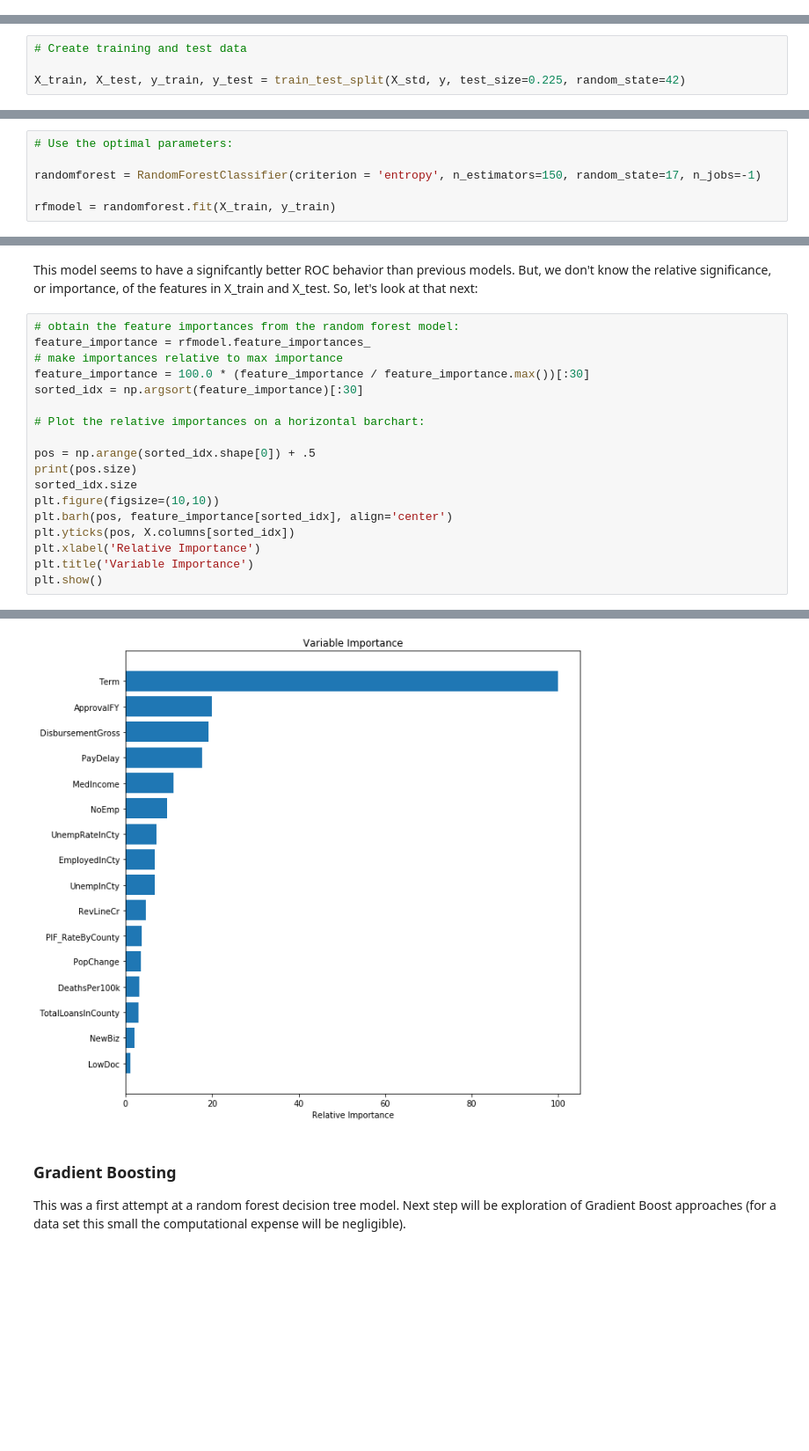
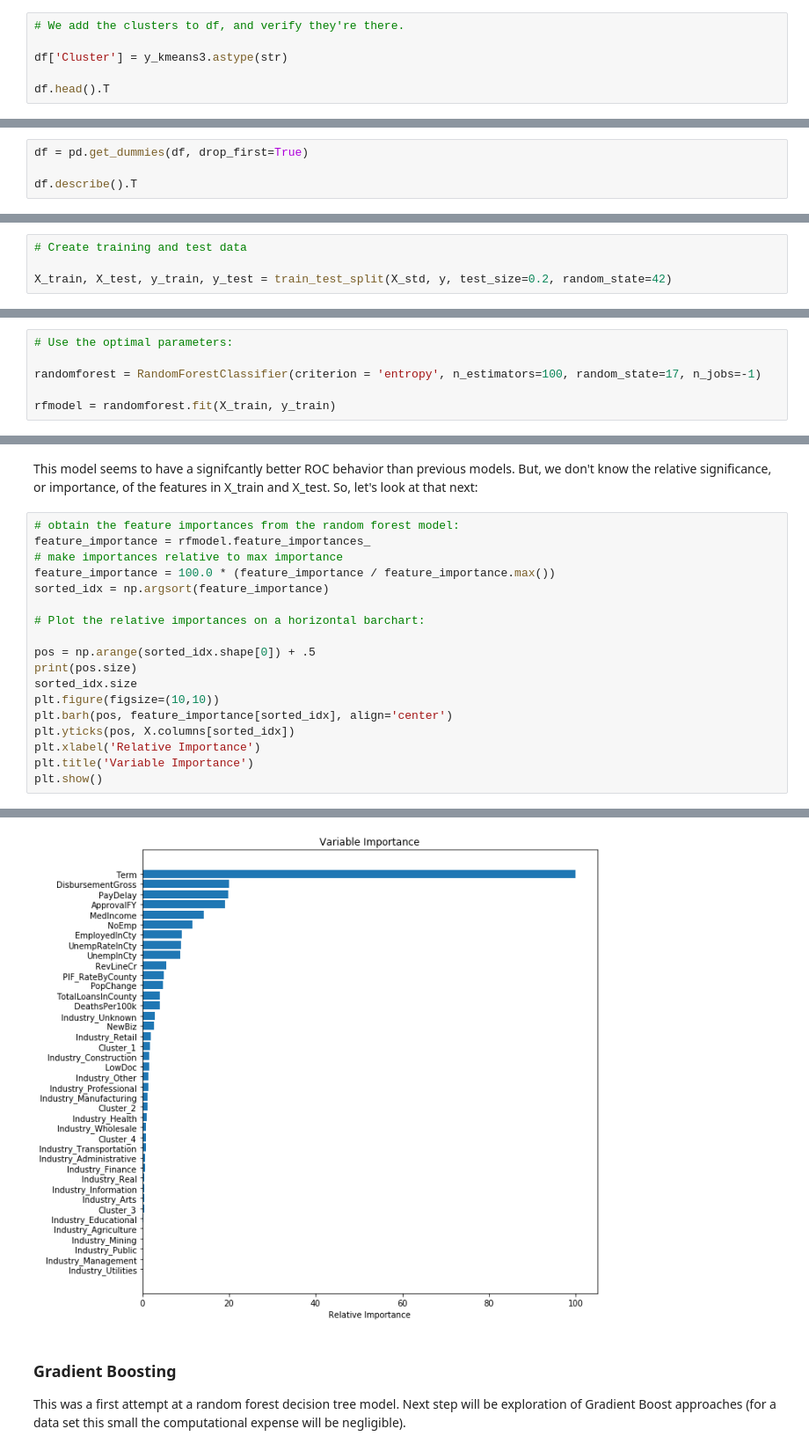
Before and after one commit to david-olivero/Loans-In-Colorado, a Jupyter notebook: LIC_Classifier_Baseline_to_XGBoost.ipynb, the cells around one changed output, grey strips where cells are left out. Shown: that part at 88% size. Drawn from its saved outputs; the diff is of its cells as text; blank space fills up the shorter version.

```diff
--- a/LIC_Classifier_Baseline_to_XGBoost.ipynb
+++ b/LIC_Classifier_Baseline_to_XGBoost.ipynb
@@ -170,0 +194,6 @@ df = df1.reset_index(drop=True)
+# %%
+# We add the clusters to df, and verify they're there.
+
+df['Cluster'] = y_kmeans3.astype(str)
+
+df.head().T
@@ -170,0 +252,4 @@ df = df1.reset_index(drop=True)
+# %%
+df = pd.get_dummies(df, drop_first=True)
+
+df.describe().T
@@ -191,7 +294,7 @@ X_std = scaler.fit_transform(X)
 # %%
 # Create training and test data
 
-X_train, X_test, y_train, y_test = train_test_split(X_std, y, test_size=0.225, random_state=42)
+X_train, X_test, y_train, y_test = train_test_split(X_std, y, test_size=0.2, random_state=42)
 # %%
 # Dummy model based on stratificaation:
 
@@ -356,7 +478,7 @@ Accuracy score (validation): 0.938
 # %%
 # Use the optimal parameters:
 
-randomforest = RandomForestClassifier(criterion = 'entropy', n_estimators=150, random_state=17, n_jobs=-1)
+randomforest = RandomForestClassifier(criterion = 'entropy', n_estimators=100, random_state=17, n_jobs=-1)
 
 rfmodel = randomforest.fit(X_train, y_train)
 # %%
@@ -404,8 +526,8 @@ This model seems to have a signifcantly better ROC behavior than previous models
 # obtain the feature importances from the random forest model:
 feature_importance = rfmodel.feature_importances_
 # make importances relative to max importance
-feature_importance = 100.0 * (feature_importance / feature_importance.max())[:30]
-sorted_idx = np.argsort(feature_importance)[:30]
+feature_importance = 100.0 * (feature_importance / feature_importance.max())
+sorted_idx = np.argsort(feature_importance)
 
 # Plot the relative importances on a horizontal barchart:
 
@@ -423,4 +545,4 @@ plt.show()
-[figure, old version]
+[figure, new version]
 # %% [markdown]
 ### Gradient Boosting ###
 This was a first attempt at a random forest decision tree model. Next step will be exploration of Gradient Boost approaches (for a data set this small the computational expense will be negligible).
```
Also changed, not shown: parts of 81 cells of this notebook.
